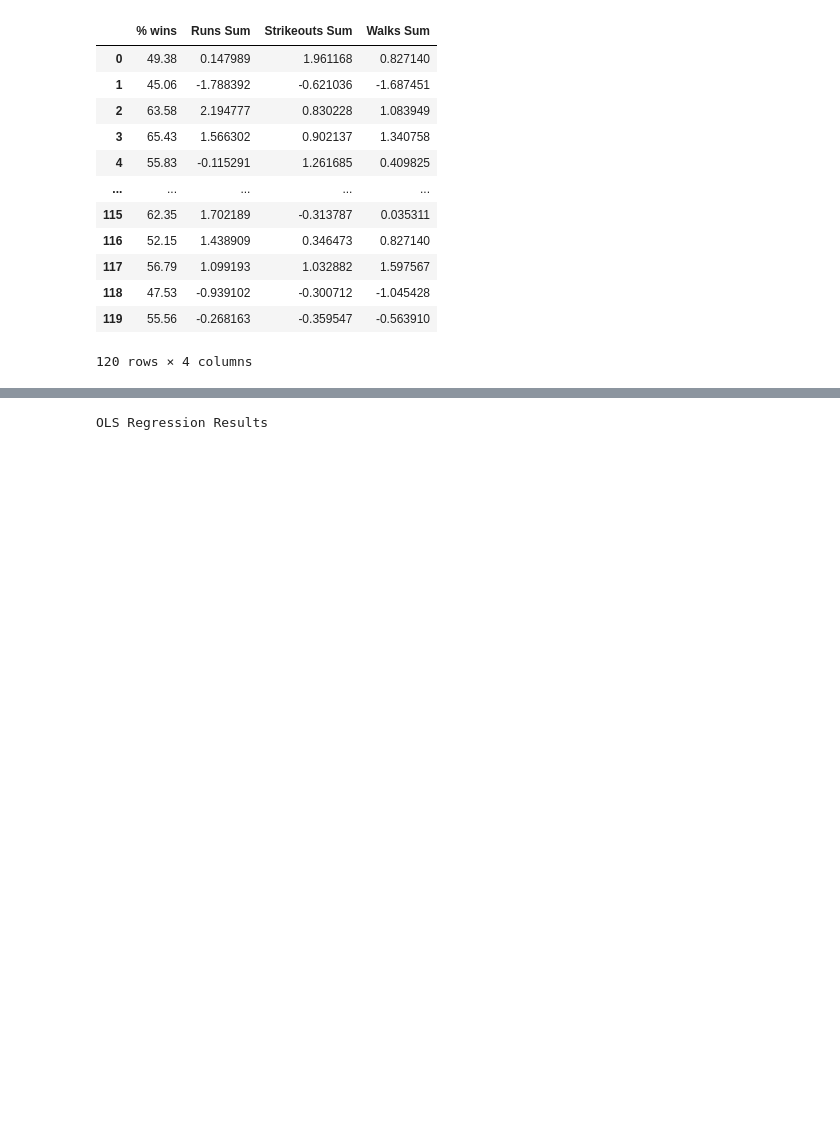
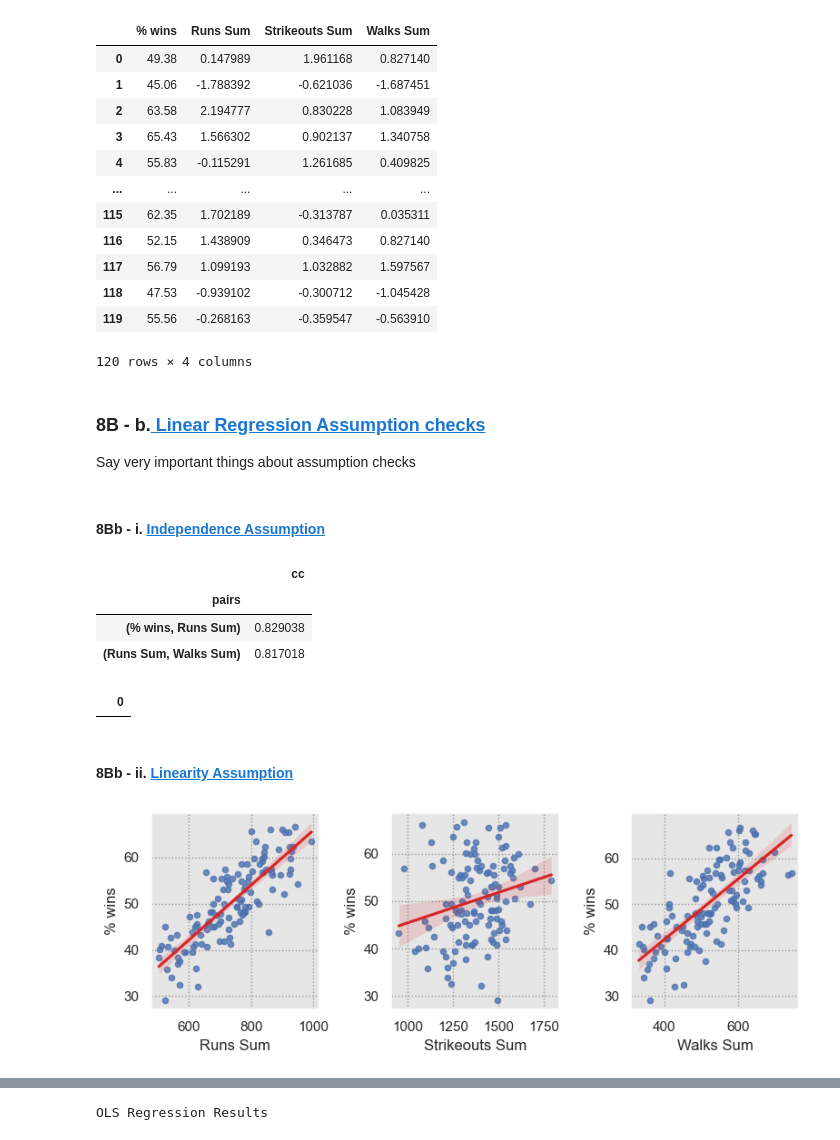
Before and after one commit to AgathaZareth/Capstone_Project, a Jupyter notebook: notebooks/Modeling.ipynb, the cells around one changed output, grey strips where cells are left out. Saved outputs shown, nothing was run; the diff lists cells and outputs as text; code cells hidden in the pictures; blank space fills up the shorter version.

```diff
--- a/notebooks/Modeling.ipynb
+++ b/notebooks/Modeling.ipynb
@@ -1054,9 +1096,10 @@ def build_models(df):
     to base model. From said features, it determines the lowest p value.
     If that lowest p value is under 0.05 the associated feature is added to
     the current model df and the process is repeated until there are no features
-    that can be added, ie all p values are above 0.05.
+    that can be added, ie all p values are above 0.05, or all features have been
+    used.
 
-    It then prints/returns `model_it_small` with all features with pvalues
+    It then prints/returns `model_it_small` of all features with pvalues
     less than 0.05.
 
 
@@ -1852,3 +1892,45 @@ final_scaled_model_df
 | 118 | 47.53 | -0.939102 | -0.300712 | -1.045428 |
 | 119 | 55.56 | -0.268163 | -0.359547 | -0.563910 |
 120 rows × 4 columns
+# %% [markdown]
+<a id='assumption_checks'></a>
+### 8B - b.[ Linear Regression Assumption checks](#Table_of_Contents)
+Say very important things about assumption checks
+# %% [markdown]
+<a id='Independence_Assumption'></a>
+#### 8Bb - i. [Independence Assumption](#Table_of_Contents)
+# %%
+collinearity_pairs(final_scaled_model_df)
+# %% [output]
+|  | cc |
+| pairs |  |
+| (% wins, Runs Sum) | 0.829038 |
+| (Runs Sum, Walks Sum) | 0.817018 |
+# %%
+get_VIFs_above5(final_scaled_model_df, final_scaled_model_df[feats])
+# %% [output]
+|  | 0 |
+# %% [markdown]
+<a id='Linearity_Assumption'></a>
+#### 8Bb - ii. [Linearity Assumption](#Table_of_Contents)
+# %%
+fig, axes = plt.subplots(ncols=3, nrows=1, figsize=(8,3))
+fig.set_tight_layout(True)
+
+plots = final_scaled_model_df.drop(target, axis=1)
+
+for index, col in enumerate(plots.columns):
+
+    ax = axes[index]
+
+    sns.regplot(x = col,
+                y = y_train,
+                data = X_train,
+                ax=ax,
+                line_kws={"color": "tab:red"}, # change color of line
+                scatter_kws={'s':20}, # change size of dots
+                seed=seed)
+    ax.set_xlabel(col)
+    ax.set_ylabel(target)
+# %% [output]
+[figure, added]
```
Also changed, not shown: parts of 42 cells of this notebook.
